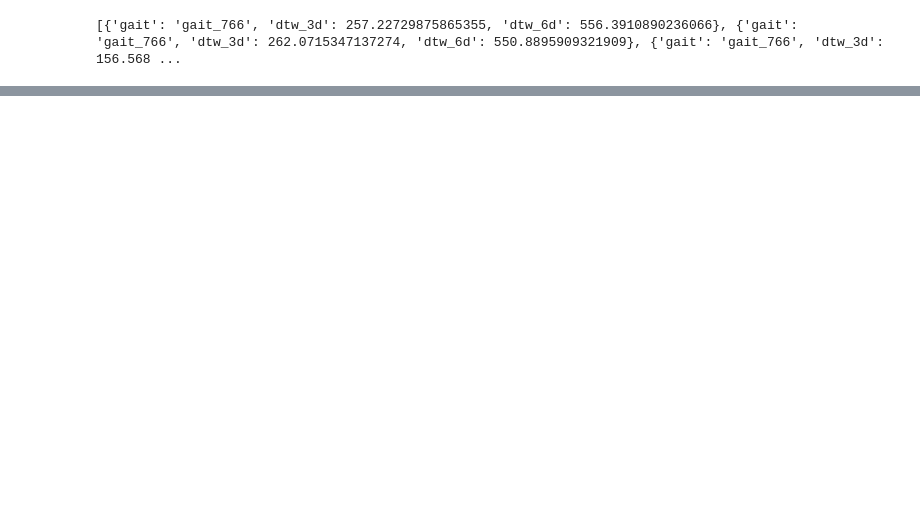
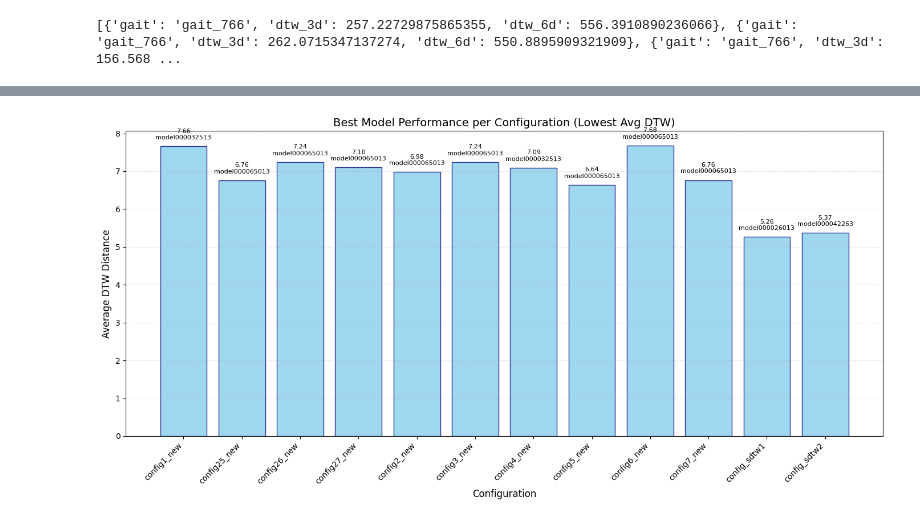
Before and after one commit to Rui1818/3d_motion_generation_cp, a Jupyter notebook: stats.ipynb, the cells around one changed output, grey strips where cells are left out. Cells and saved outputs as stored; diff of their text form; code cells hidden in the pictures; blank space fills up the shorter version.

```diff
--- a/stats.ipynb
+++ b/stats.ipynb
@@ -335,0 +500,4 @@ print(all_resultsresults)
+# %%
+plot_best_models("results/keypoints_baseline", 'dtw_distance')
+# %% [output]
+[figure, added]
```
Also changed, not shown: parts of 7 cells of this notebook, 8 other files.
